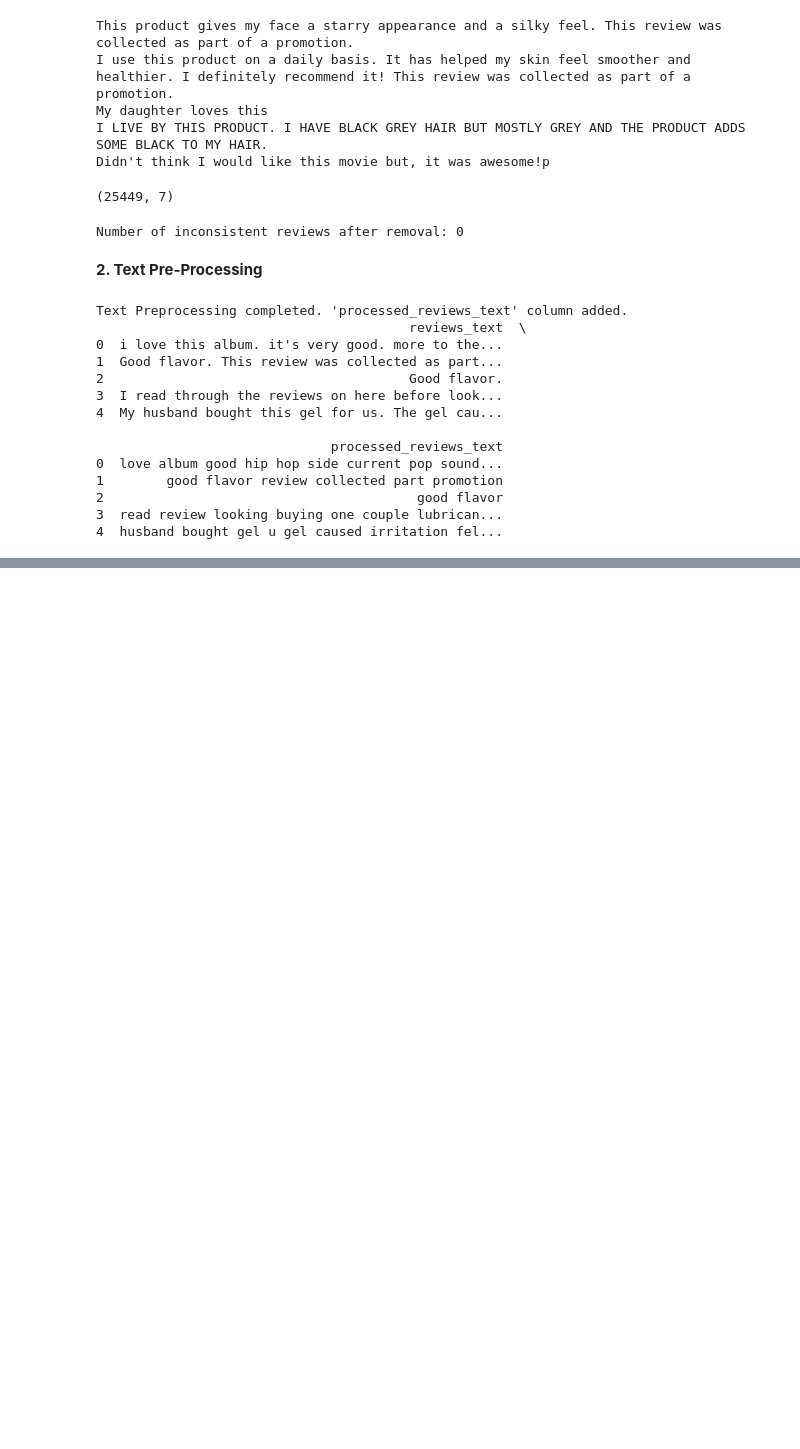
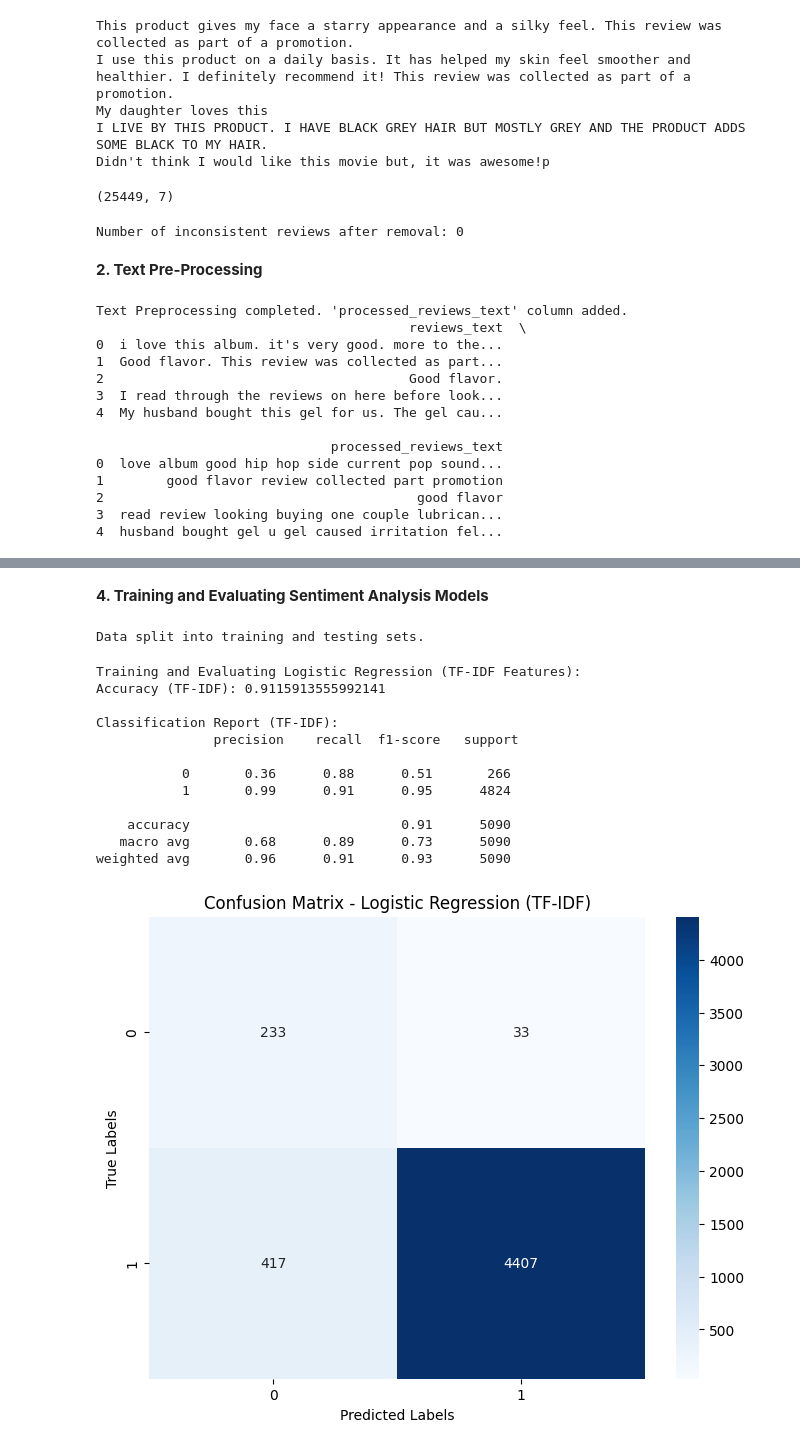
Before and after one commit to ayanmitra2021/GenAI_Capstone_Project, a Jupyter notebook: GenAI_Capstone_Project.ipynb, the cells around one changed output, grey strips where cells are left out. Saved outputs shown, nothing was run; the diff lists cells and outputs as text; code cells hidden in the pictures; blank space fills up the shorter version.

Commit message:
Training and Evaluating Sentiment Analysis Models

```diff
--- a/GenAI_Capstone_Project.ipynb
+++ b/GenAI_Capstone_Project.ipynb
@@ -388,0 +392,10 @@ extract_review_df.head()
+# %%
+# TF-IDF Vectorization
+tfidf_vectorizer = TfidfVectorizer(max_features=5000)
+tfidf_features = tfidf_vectorizer.fit_transform(extract_review_df['processed_reviews_text'])
+print("\nTF-IDF Feature Extraction completed.")
+print("TF-IDF feature matrix shape:", tfidf_features.shape)
+
+tfidf_df = pd.DataFrame(tfidf_features.toarray(), columns=tfidf_vectorizer.get_feature_names_out())
+print("Sample TF-IDF features:")
+tfidf_df.head()
@@ -388,0 +434,46 @@ extract_review_df.head()
+# %% [markdown]
+**4. Training and Evaluating Sentiment Analysis Models**
+# %%
+# Convert sentiment labels to numerical for model training
+sentiment_label_mapping = {'Positive': 1, 'Negative': 0}
+extract_review_df['sentiment_label_numeric'] = extract_review_df['user_sentiment'].map(sentiment_label_mapping)
+extract_review_df = extract_review_df.dropna(subset=['sentiment_label_numeric']) # Drop rows with NaN in numeric sentiment (if any)
+y = extract_review_df['sentiment_label_numeric'].astype(int) # Ensuring y is integer type for classification
+# %%
+#Split data for training and testing
+X_train_tfidf, X_test_tfidf, y_train, y_test = train_test_split(tfidf_features, y, test_size=0.2, random_state=42, stratify=y) # Stratify for class balance
+X_train_bow, X_test_bow, _, _ = train_test_split(bow_features, y, test_size=0.2, random_state=42, stratify=y)
+
+print("\nData split into training and testing sets.")
+# %% [output]
+Data split into training and testing sets.
+# %%
+# Training and Evaluating Logistic Regression (TF-IDF features)
+print("\nTraining and Evaluating Logistic Regression (TF-IDF Features):")
+lr_tfidf = LogisticRegression(max_iter=1000, random_state=42, solver='liblinear', class_weight='balanced') # Added class_weight for imbalance
+lr_tfidf.fit(X_train_tfidf, y_train)
+y_pred_lr_tfidf = lr_tfidf.predict(X_test_tfidf)
+
+print("Accuracy (TF-IDF):", accuracy_score(y_test, y_pred_lr_tfidf))
+print("\nClassification Report (TF-IDF):\n", classification_report(y_test, y_pred_lr_tfidf))
+cm_lr_tfidf = confusion_matrix(y_test, y_pred_lr_tfidf)
+plt.figure(figsize=(8, 6))
+sns.heatmap(cm_lr_tfidf, annot=True, fmt='d', cmap='Blues')
+plt.xlabel('Predicted Labels')
+plt.ylabel('True Labels')
+plt.title('Confusion Matrix - Logistic Regression (TF-IDF)')
+plt.show()
+# %% [output]
+Training and Evaluating Logistic Regression (TF-IDF Features):
+Accuracy (TF-IDF): 0.9115913555992141
+
+Classification Report (TF-IDF):
+               precision    recall  f1-score   support
+
+           0       0.36      0.88      0.51       266
+           1       0.99      0.91      0.95      4824
+
+    accuracy                           0.91      5090
+   macro avg       0.68      0.89      0.73      5090
+weighted avg       0.96      0.91      0.93      5090
+[figure, added]
```
Also changed, not shown: parts of 8 cells of this notebook.
